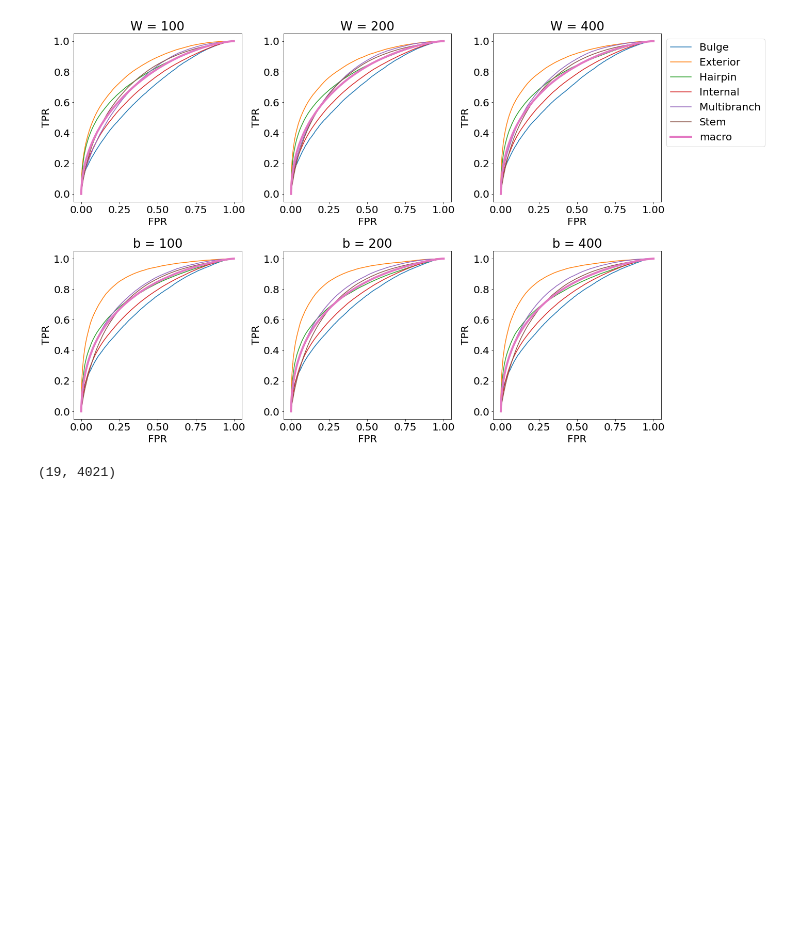
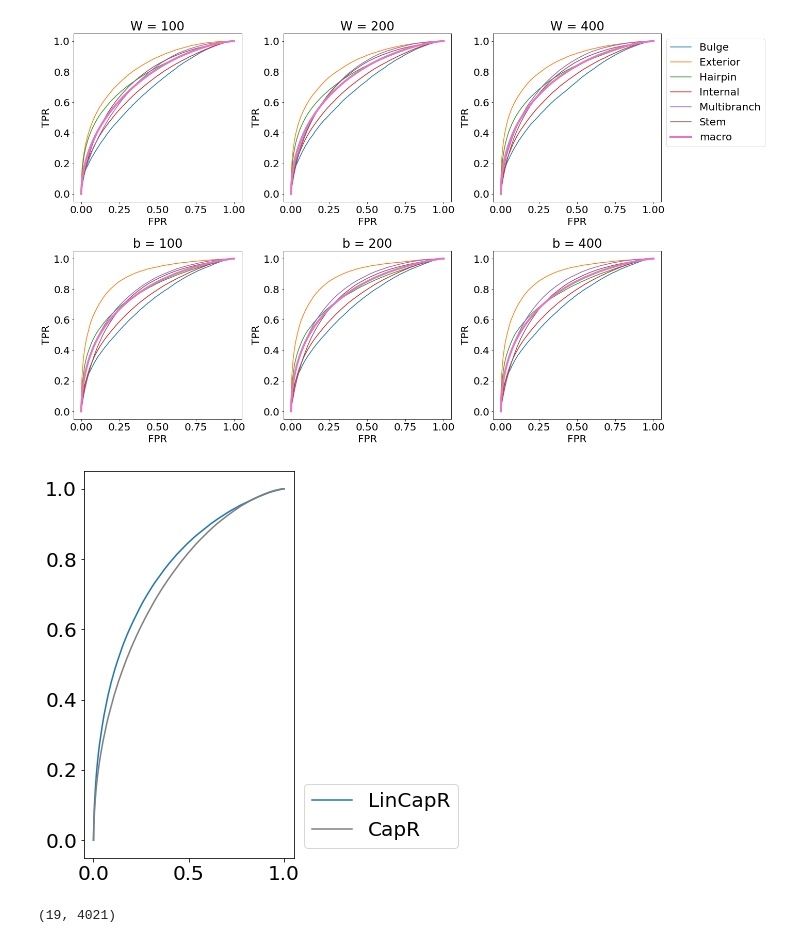
Before and after one commit to hoget157/LinearCapR, a Jupyter notebook: exp/graph.ipynb, the cells around one changed output. Saved outputs shown, nothing was run; the diff lists cells and outputs as text; code cells hidden in the pictures; blank space fills up the shorter version.

```diff
--- a/exp/graph.ipynb
+++ b/exp/graph.ipynb
@@ -230,6 +239,37 @@ plt.tight_layout()
 fig.savefig("rocauc.png")
 # %% [output]
 [figure]
+# %%
+def auc_roc_split(lcr, cr):
+	fpr_lcr, tpr_lcr, ra_lcr = fpr_tpr(*lcr)
+	fpr_cr, tpr_cr, ra_cr = fpr_tpr(*cr)
+
+	plt.rcParams["font.size"] = 20
+	fig = plt.figure(figsize = (20,12))
+	# for i in range(6):
+	# 	ax = fig.add_subplot(2, 4, i + 1)
+	# 	ax.plot(fpr_lcr[i], tpr_lcr[i], label=f"LinCapR")
+	# 	ax.plot(fpr_cr[i], tpr_cr[i], label=f"CapR", color="gray")
+	# 	ax.set_title(STRUCTURES[i])
+	# 	ax.set_aspect("equal")
+	# 	ax.set_xlabel("FPR")
+	# 	ax.set_ylabel("TPR")
+
+	ax = fig.add_subplot(2, 4, 7)
+	ax.plot(fpr_lcr["macro"], tpr_lcr["macro"], label=f"LinCapR")
+	ax.plot(fpr_cr["macro"], tpr_cr["macro"], label=f"CapR", color="gray")
+	# ax.set_title("Macro Avg.")
+	# ax.set_aspect("equal")
+	# ax.set_xlabel("FPR")
+	# ax.set_ylabel("TPR")
+	ax.legend(bbox_to_anchor=(1, 0),loc="lower left",fontsize=20)
+	plt.tight_layout()
+	# fig.savefig("rocauc.png")
+	plt.show()
+# %%
+auc_roc_split(ex_lcr[100, 0], ex_cr[100, 0])
+# %% [output]
+[figure, added]
 # %%
 # def lenmima(pa):
 # 	mi, ma = 1e9, 0
```
Also changed, not shown: parts of 7 cells of this notebook, 1 other file.
